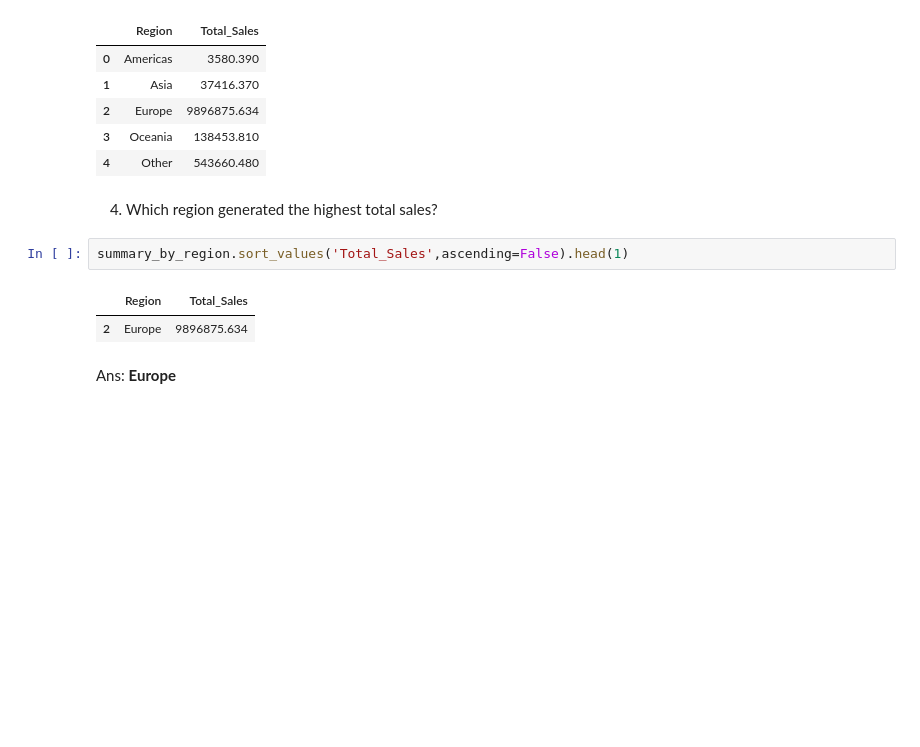
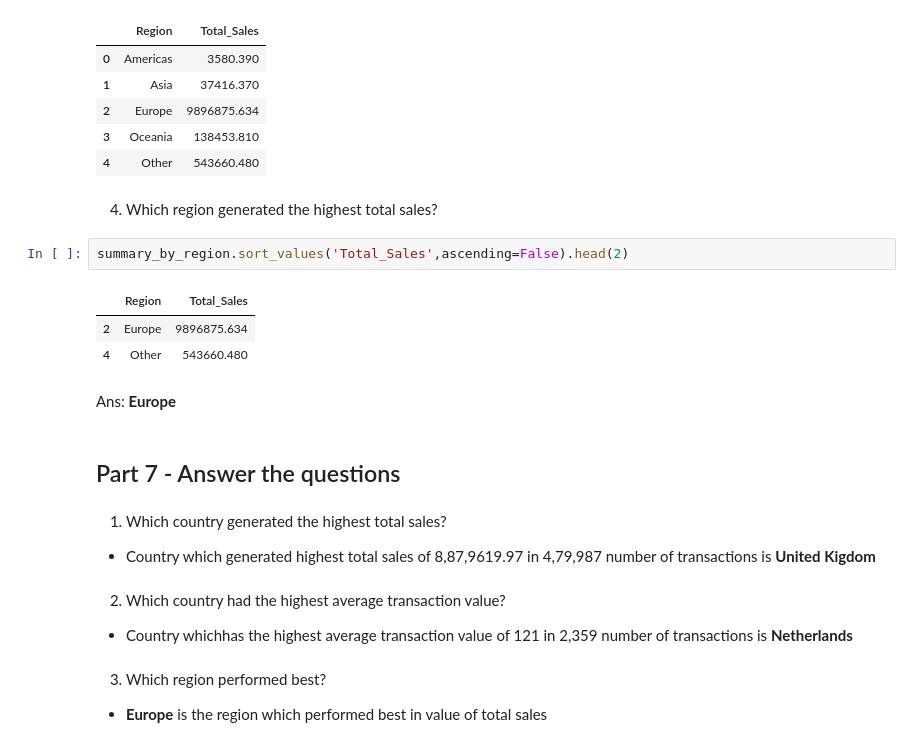
Before and after one commit to VishnuCodes96/Rebounce-Applied-AI-and-Analytics-Codes, a Jupyter notebook: python_301.ipynb, the cells around one changed output. Cells and saved outputs as stored; diff of their text form; blank space fills up the shorter version.

```diff
--- a/python_301.ipynb
+++ b/python_301.ipynb
@@ -354,9 +354,21 @@ summary_by_region
 # %% [markdown]
 4. Which region generated the highest total sales?
 # %%
-summary_by_region.sort_values('Total_Sales',ascending=False).head(1)
+summary_by_region.sort_values('Total_Sales',ascending=False).head(2)
 # %% [output]
 |  | Region | Total_Sales |
 | 2 | Europe | 9896875.634 |
+| 4 | Other | 543660.480 |
 # %% [markdown]
 Ans: **Europe**
+# %% [markdown]
+## Part 7 - Answer the questions
+# %% [markdown]
+1. Which country generated the highest total sales?
+* Country which generated highest total sales of 8,87,9619.97 in 4,79,987 number of transactions is **United Kigdom**
+# %% [markdown]
+2. Which country had the highest average transaction value?
+* Country whichhas the highest average transaction value of 121 in 2,359 number of transactions is **Netherlands**
+# %% [markdown]
+3. Which region performed best?
+* **Europe** is the region which performed best in value of total sales
```
Also changed, not shown: parts of 4 cells of this notebook.
